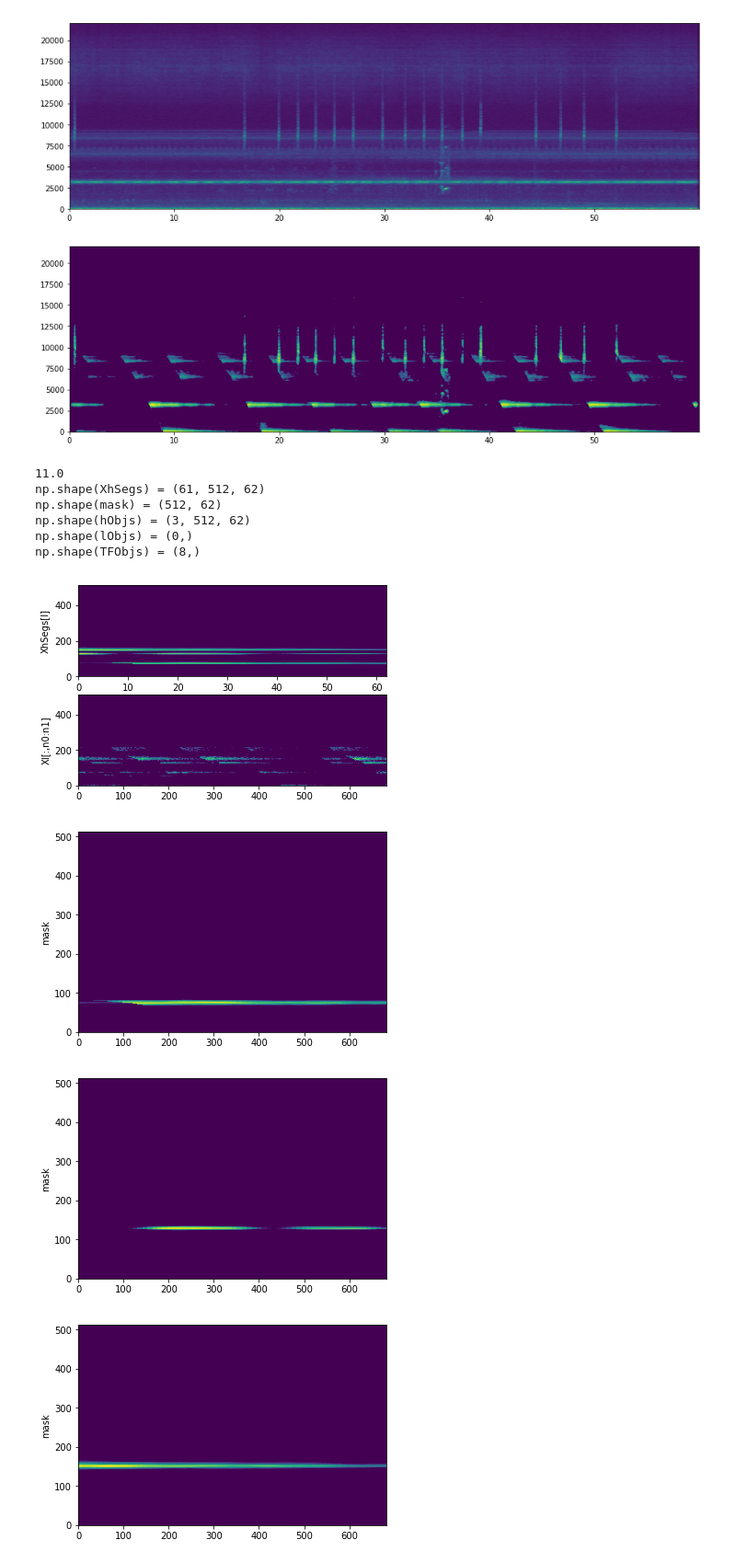
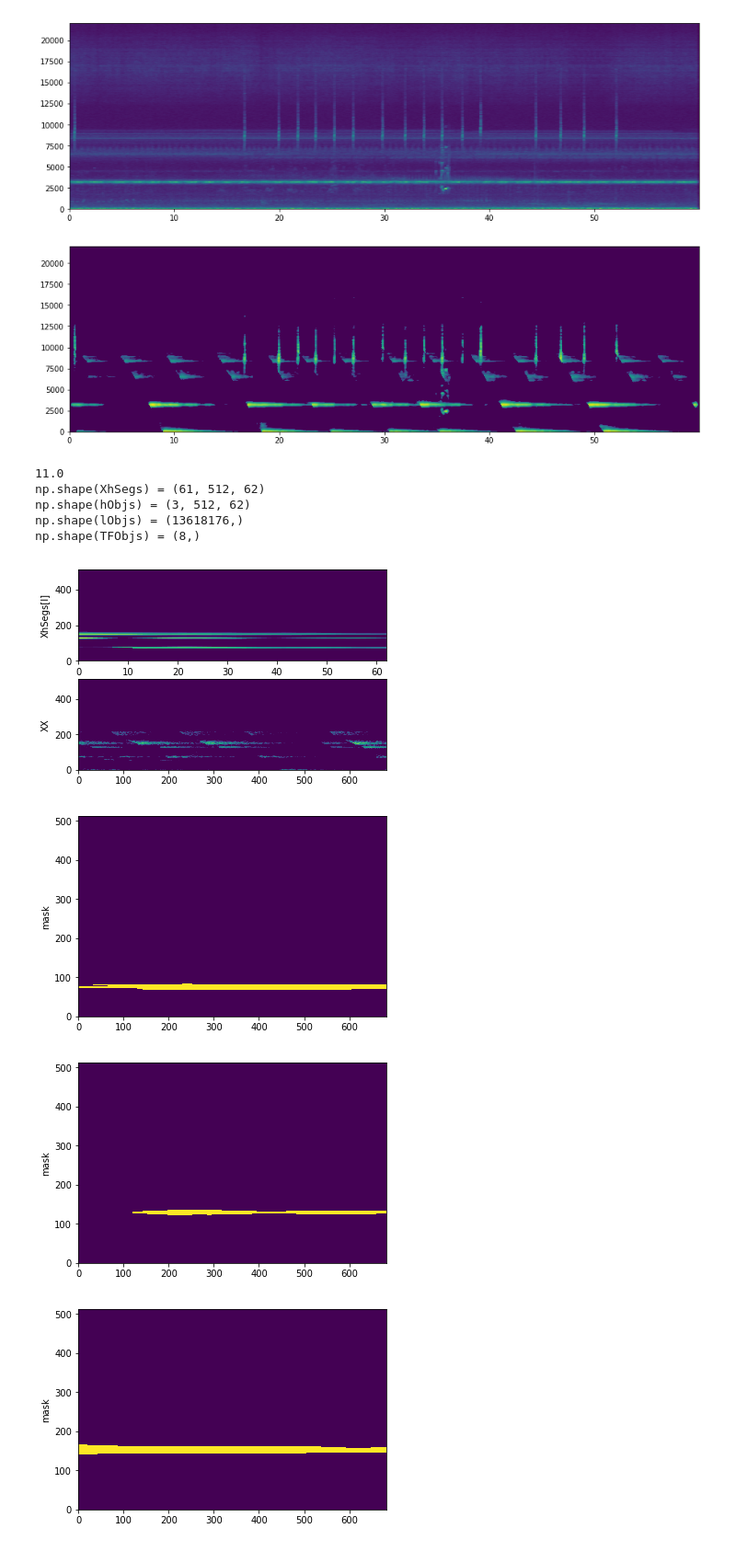
Before and after one commit to longle2718/audio_loc, a Jupyter notebook: python/main.ipynb, the cells around one changed output. Shown: that part at 92% size. Saved outputs shown, nothing was run; the diff lists cells and outputs as text; code cells hidden in the pictures.

Commit message:
avoid the problem in the prev commit by removing the mask arg and weighting it directly on the data

```diff
--- a/python/main.ipynb
+++ b/python/main.ipynb
@@ -103,44 +103,43 @@ for k in range(1):#NCh):
         hObjs = audio_loc.labelObjects(XhSegs[l])
         hObjs = audio_loc.pruneObj(hObjs)
         print('np.shape(hObjs) = %s' % (np.shape(hObjs),))
 
         # extract low-level objects given high-level ones as masks
         n0,n1 = audio_loc.seg2bounds(l,tSegBlk,tSegInc,tlInc)
         XX = Xl[:,n0:n1]
 
         # debugging plots
         plt.figure()
         plt.subplot(211)
         plt.pcolormesh(XhSegs[l])
         plt.ylabel('XhSegs[l]')
         plt.subplot(212)
-        plt.pcolormesh(Xl[:,n0:n1])
-        plt.ylabel('Xl[:,n0:n1]')
+        plt.pcolormesh(XX)
+        plt.ylabel('XX')
 
         lObjs = []
         for i in range(len(hObjs)):
             mask = np.repeat(hObjs[i],int(thInc/tlInc),axis=1)
-            #mask = hObjs[i]
-
-            #print(np.shape(XX))
-            #print(np.shape(mask))
+            mask[mask > 0] = 1.
+            '''
+            print(np.shape(XX))
+            print(np.shape(mask))
             plt.figure()
             plt.pcolormesh(mask)
             plt.ylabel('mask')
-
-            #lObjs = np.append(lObjs,audio_loc.labelObjects(XX,mask))
+            '''
+            lObjs = np.append(lObjs,audio_loc.labelObjects(XX*mask))
         print('np.shape(lObjs) = %s' % (np.shape(lObjs),))
         TFObjs[k][l] = lObjs
 
 print('np.shape(TFObjs) = %s' % (np.shape(TFObjs),))
 # %% [output]
 11.0
 np.shape(XhSegs) = (61, 512, 62)
-np.shape(mask) = (512, 62)
 np.shape(hObjs) = (3, 512, 62)
-np.shape(lObjs) = (0,)
+np.shape(lObjs) = (13618176,)
 np.shape(TFObjs) = (8,)
-[figure, old version]
+[figure, new version]
-[figure, old version]
+[figure, new version]
-[figure, old version]
+[figure, new version]
-[figure, old version]
+[figure, new version]
```
Also changed, not shown: parts of 6 cells of this notebook, 1 other file.
